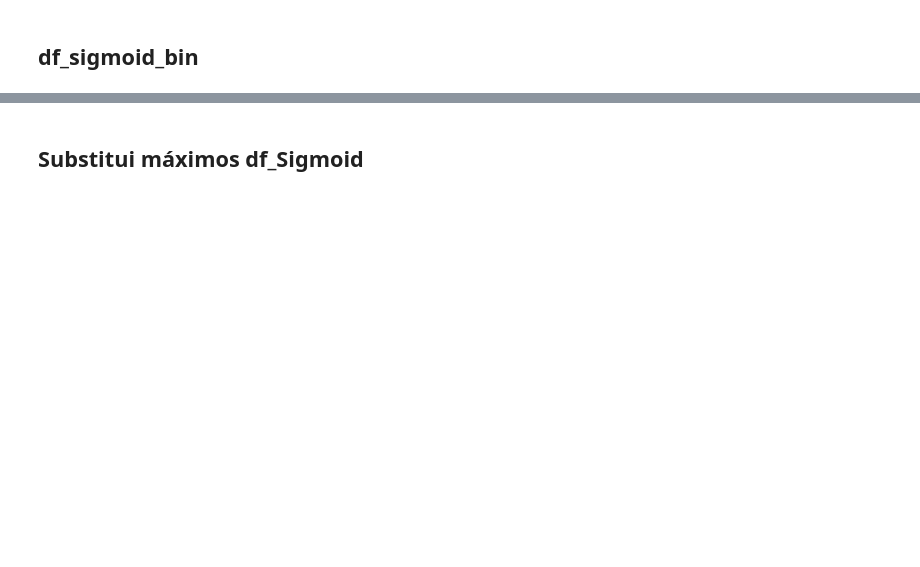
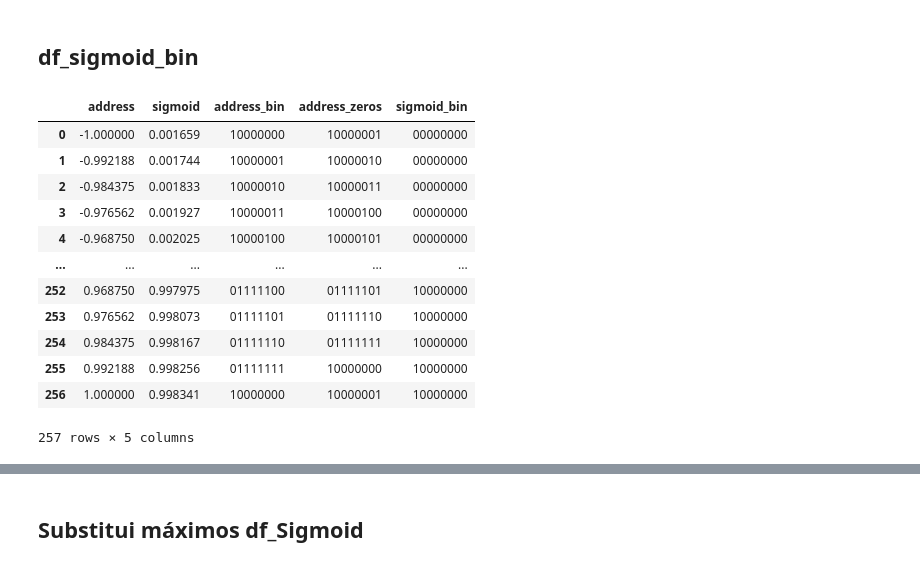
Before and after one commit to LuisSpader/DenseNN_to_VHDL, a Jupyter notebook: Python_script/utils/others/Perceptron_I_O_(weights_on_memory)_maker.ipynb, the cells around one changed output, grey strips where cells are left out. Saved outputs shown, nothing was run; the diff lists cells and outputs as text; code cells hidden in the pictures; blank space fills up the shorter version.

```diff
--- a/Python_script/utils/others/Perceptron_I_O_(weights_on_memory)_maker.ipynb
+++ b/Python_script/utils/others/Perceptron_I_O_(weights_on_memory)_maker.ipynb
@@ -663,30 +676,44 @@ df_sigmoid
 # %%
 # df_sigmoid.head()
 # %%
-pd.set_option('max_rows', 9999)
-pd.set_option('max_colwidth', 20)
-pd.describe_option('max_colwidth')
+# pd.set_option('max_rows', 9999)
+# pd.set_option('max_colwidth', 20)
+# pd.describe_option('max_colwidth')
 
 #SIGMOID MEMORY
 df_sigmoid_bin = pd.DataFrame()
 
 #verification
 df_sigmoid_bin['address'] = (df_sigmoid['n'])
 df_sigmoid_bin['sigmoid'] = (df_sigmoid['sig_norm'])
 
 #AQUI QUE O 'PONTO FIXO' DEVE COMEÇAR
 # https://www.google.com/search?q=python+real+number+to+binary&oq=python+real+number+to+bin&aqs=chrome.1.69i57j0i22i30.8856j1j1&sourceid=chrome&ie=UTF-8
 # https://stackoverflow.com/questions/51843297/convert-real-numbers-to-binary-and-vice-versa-in-python
 # https://pythonhosted.org/bitstring/
 df_sigmoid_bin['address_bin'] = (df_sigmoid['n'].apply(lambda x: float_to_binary(x ,m_bin,n_bin_sigmoid,is_signed)))
 df_sigmoid_bin['address_zeros'] = (df_sigmoid['n_zeros'].apply(lambda x: float_to_binary(x ,m_bin,n_bin_sigmoid,is_signed)))
 
 # df_sigmoid_bin['n_bin'] = (df_sigmoid['n'].apply(lambda x: float_to_binary(x ,m_bin,n_bin_sigmoid)))
 
 df_sigmoid_bin['sigmoid_bin'] = (df_sigmoid['sig_norm'].apply(lambda x: float_to_binary(x ,m_bin,n_bin_sigmoid,is_sigmoid_signed)))
 # df_sigmoid_bin.head()
 df_sigmoid_bin
 #!!coluna address_zeros está repetindo endereços do address_bin!!
+# %% [output]
+|  | address | sigmoid | address_bin | address_zeros | sigmoid_bin |
+| 0 | -1.000000 | 0.001659 | 10000000 | 10000001 | 00000000 |
+| 1 | -0.992188 | 0.001744 | 10000001 | 10000010 | 00000000 |
+| 2 | -0.984375 | 0.001833 | 10000010 | 10000011 | 00000000 |
+| 3 | -0.976562 | 0.001927 | 10000011 | 10000100 | 00000000 |
+| 4 | -0.968750 | 0.002025 | 10000100 | 10000101 | 00000000 |
+| ... | ... | ... | ... | ... | ... |
+| 252 | 0.968750 | 0.997975 | 01111100 | 01111101 | 10000000 |
+| 253 | 0.976562 | 0.998073 | 01111101 | 01111110 | 10000000 |
+| 254 | 0.984375 | 0.998167 | 01111110 | 01111111 | 10000000 |
+| 255 | 0.992188 | 0.998256 | 01111111 | 10000000 | 10000000 |
+| 256 | 1.000000 | 0.998341 | 10000000 | 10000001 | 10000000 |
+257 rows × 5 columns
 # %%
 # df_sigmoid
 # %%
```
Also changed, not shown: parts of 10 cells of this notebook, 3 other files.
